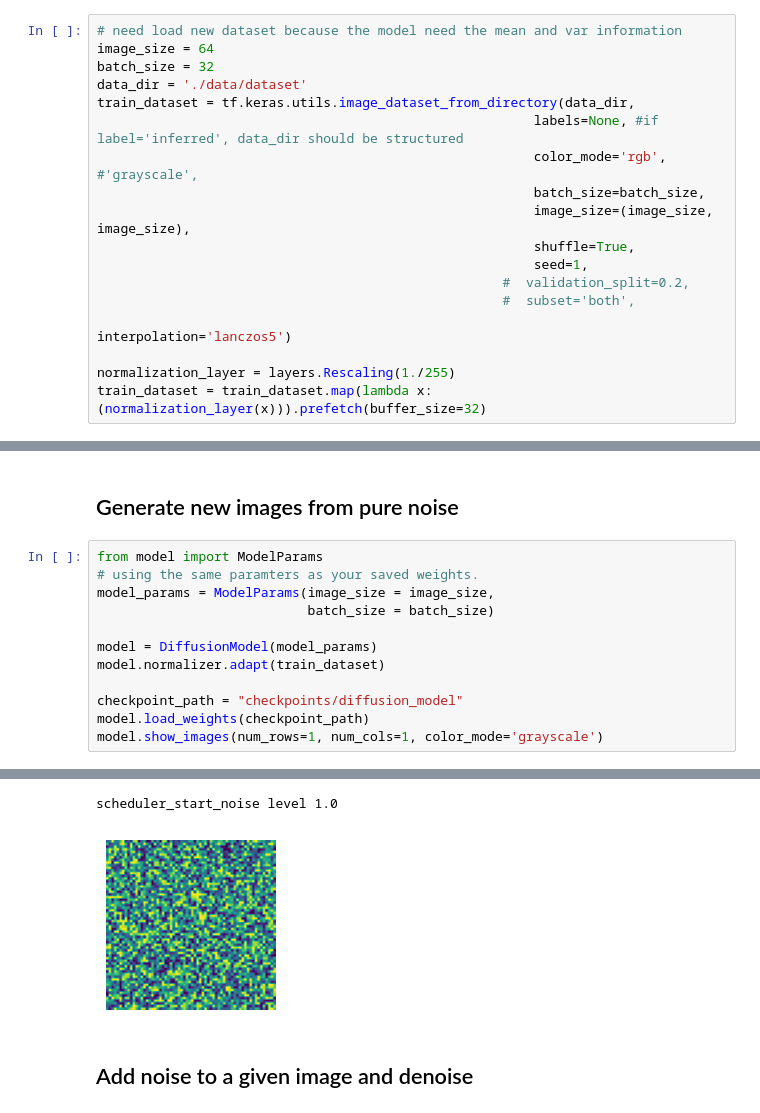
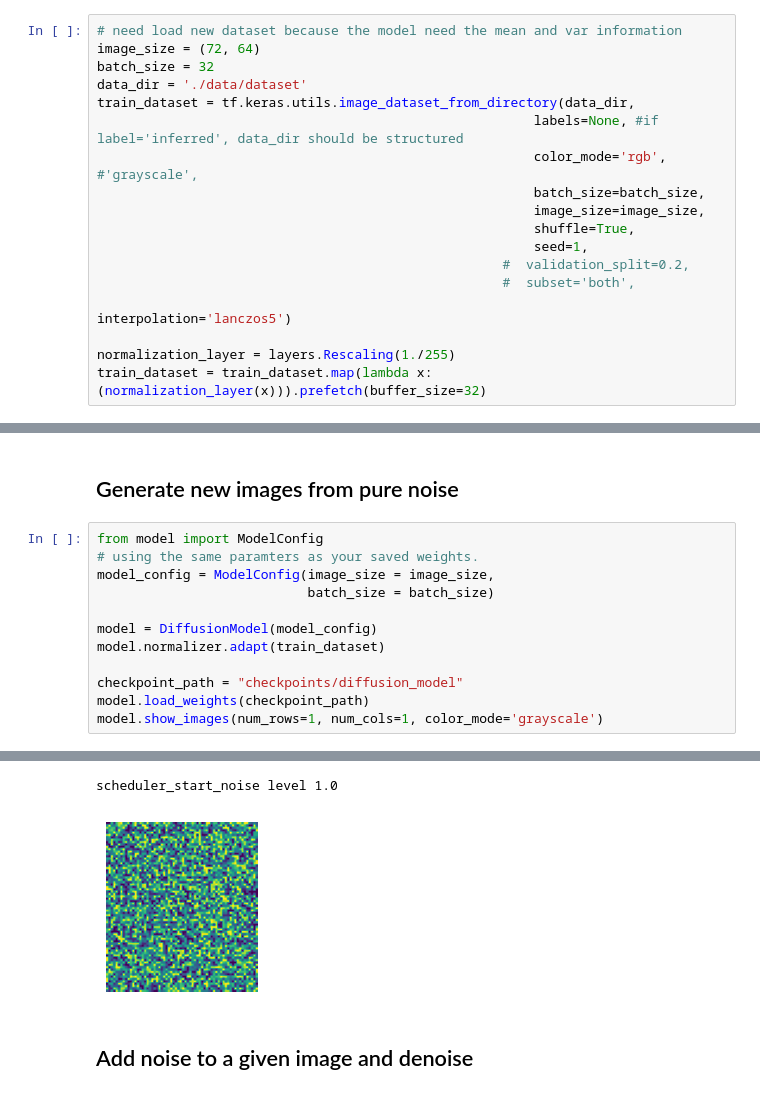
Before and after one commit to mlexchange/mlex_tf_ddim, a Jupyter notebook: inference.ipynb, the cells around one changed output, grey strips where cells are left out. Saved outputs shown, nothing was run; the diff lists cells and outputs as text.

Commit message:
:hammer: support arbitrary image size ratio

```diff
--- a/inference.ipynb
+++ b/inference.ipynb
@@ -25,13 +25,13 @@ GPU found
 # %%
 # need load new dataset because the model need the mean and var information
-image_size = 64
+image_size = (72, 64)
 batch_size = 32
 data_dir = './data/dataset'
 train_dataset = tf.keras.utils.image_dataset_from_directory(data_dir,
                                                         labels=None, #if label='inferred', data_dir should be structured
                                                         color_mode='rgb', #'grayscale',
                                                         batch_size=batch_size,
-                                                        image_size=(image_size, image_size),
+                                                        image_size=image_size,
                                                         shuffle=True,
                                                         seed=1,
                                                     #  validation_split=0.2,
@@ -47,12 +45,12 @@ Found 430 files belonging to 1 classes.
 # %% [markdown]
 ## Generate new images from pure noise
 # %%
-from model import ModelParams
+from model import ModelConfig
 # using the same paramters as your saved weights.
-model_params = ModelParams(image_size = image_size,
+model_config = ModelConfig(image_size = image_size,
                            batch_size = batch_size)
 
-model = DiffusionModel(model_params)
+model = DiffusionModel(model_config)
 model.normalizer.adapt(train_dataset)
 
 checkpoint_path = "checkpoints/diffusion_model"
@@ -63,5 +61,5 @@ model.show_images(num_rows=1, num_cols=1, color_mode='grayscale')
 scheduler_start_noise level 1.0
-[figure, old version]
+[figure, new version]
 # %% [markdown]
 ## Add noise to a given image and denoise
 # %%
```
Also changed, not shown: parts of 5 cells of this notebook, 3 other files.
